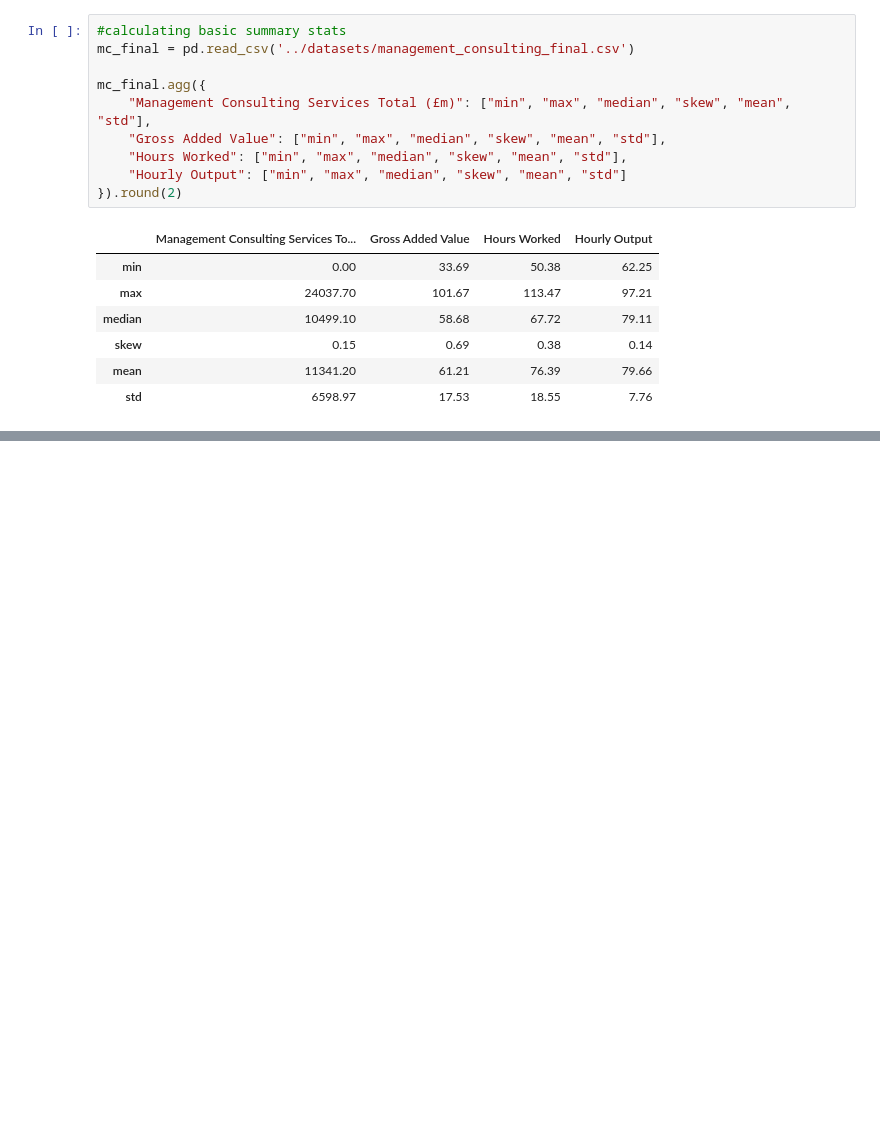
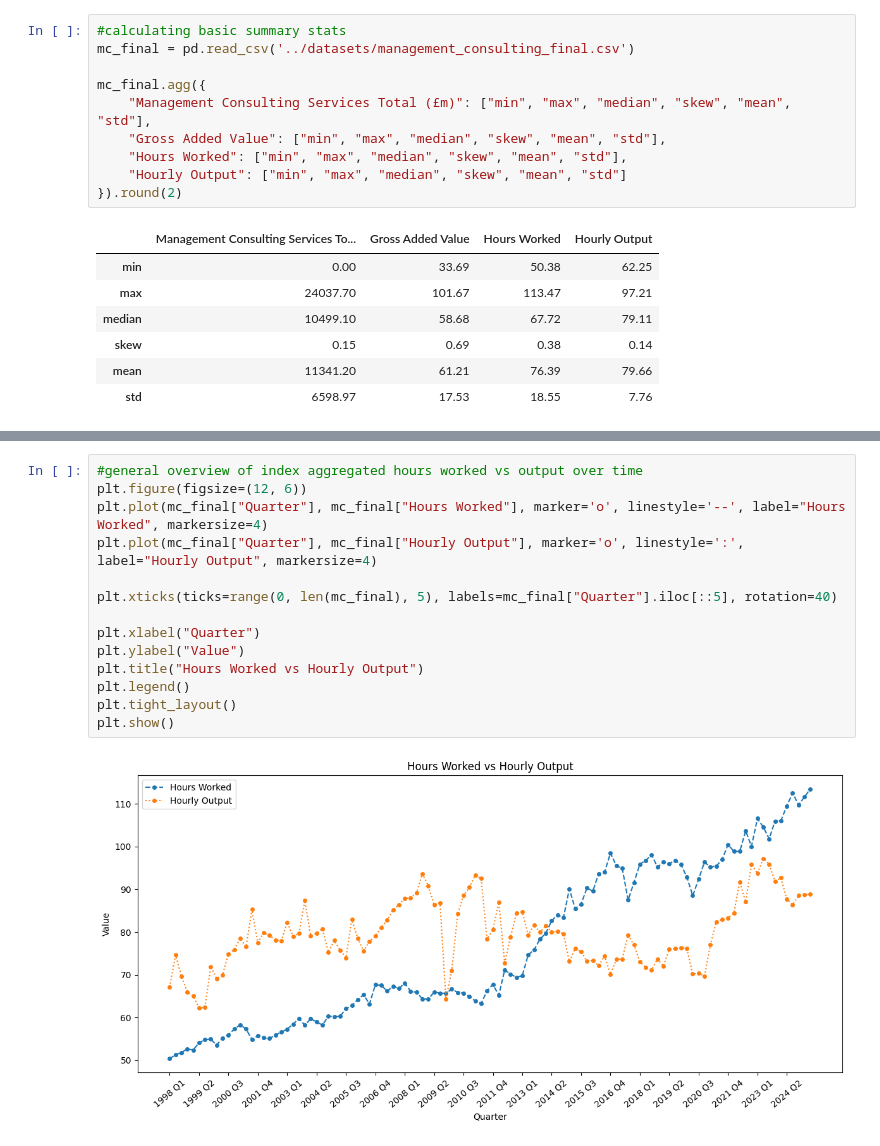
Before and after one commit to AdilY04/ConsultingHoursProductivity, a Jupyter notebook: eda_and_analysis/main_eda.ipynb, the cells around one changed output, grey strips where cells are left out. Saved outputs shown, nothing was run; the diff lists cells and outputs as text; blank space fills up the shorter version.

```diff
--- a/eda_and_analysis/main_eda.ipynb
+++ b/eda_and_analysis/main_eda.ipynb
@@ -21,0 +77,16 @@ mc_final.agg({
+# %%
+#general overview of index aggregated hours worked vs output over time
+plt.figure(figsize=(12, 6))
+plt.plot(mc_final["Quarter"], mc_final["Hours Worked"], marker='o', linestyle='--', label="Hours Worked", markersize=4)
+plt.plot(mc_final["Quarter"], mc_final["Hourly Output"], marker='o', linestyle=':', label="Hourly Output", markersize=4)
+
+plt.xticks(ticks=range(0, len(mc_final), 5), labels=mc_final["Quarter"].iloc[::5], rotation=40)
+
+plt.xlabel("Quarter")
+plt.ylabel("Value")
+plt.title("Hours Worked vs Hourly Output")
+plt.legend()
+plt.tight_layout()
+plt.show()
+# %% [output]
+[figure, added]
```
Also changed, not shown: parts of 5 cells of this notebook.
